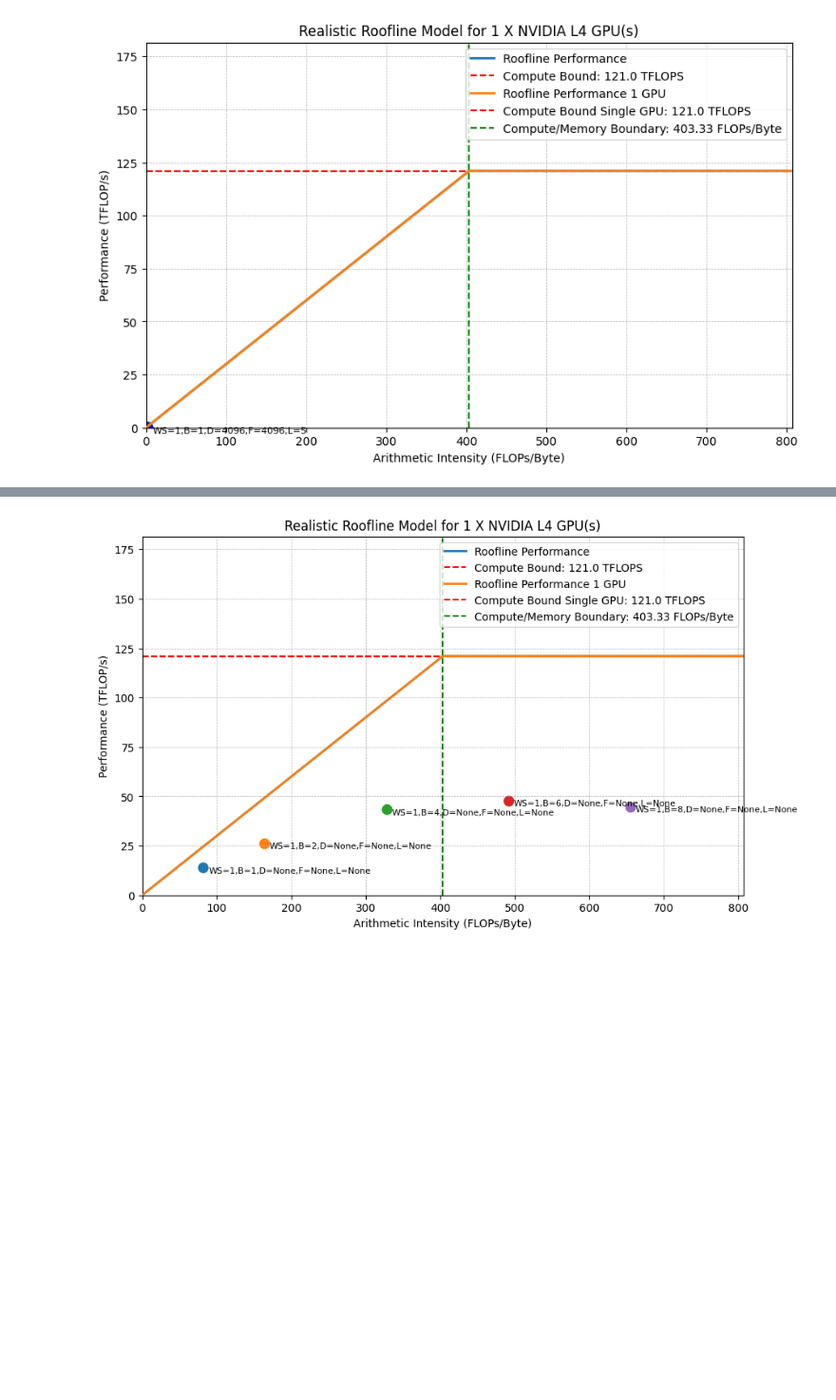
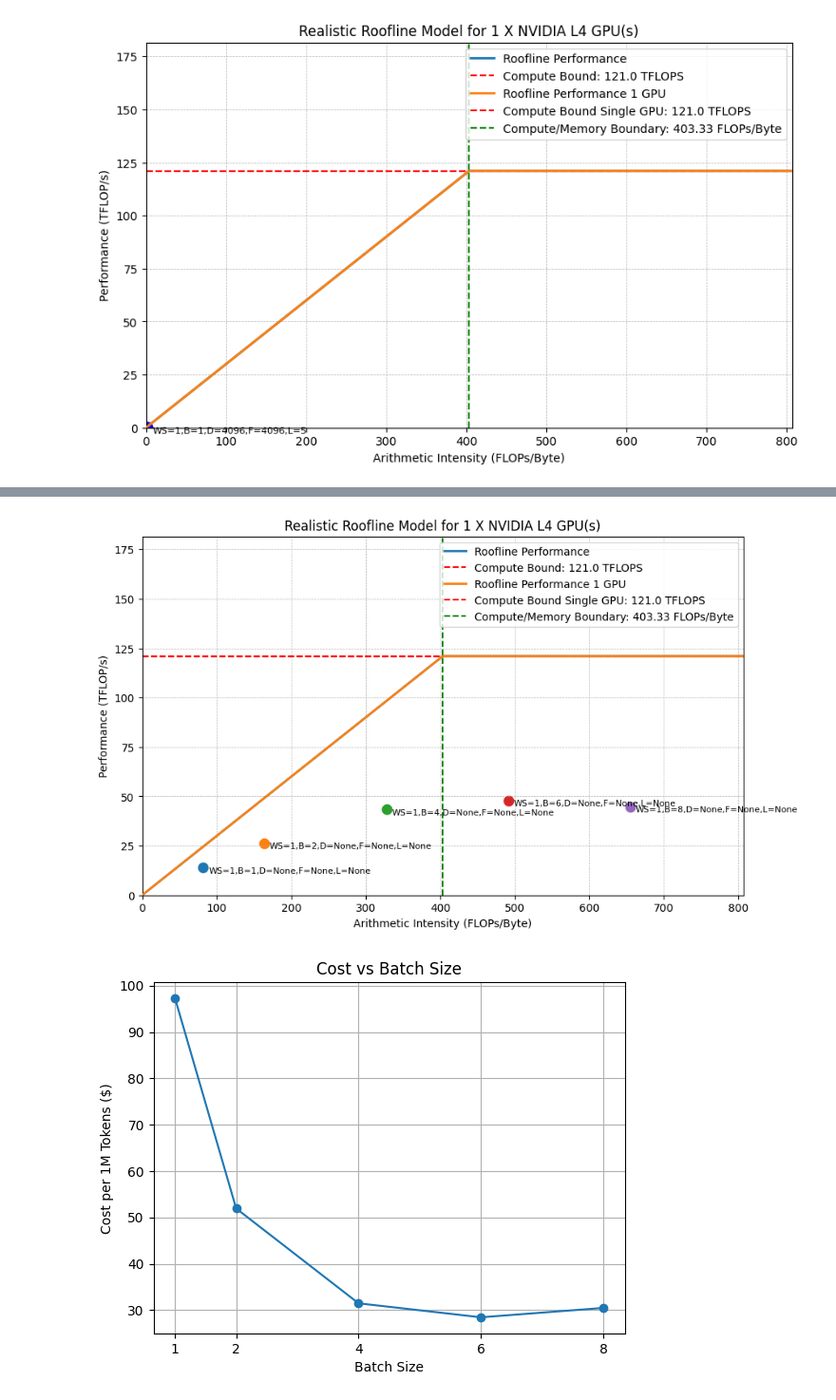
Before and after one commit to aws-samples/sample-smml-cookbook, a Jupyter notebook: 02_Get_The_Most_Out_of_Your_Hardware/lab1.ipynb, the cells around one changed output, grey strips where cells are left out. Shown at 95% size. Drawn from its saved outputs; the diff is of its cells as text; code cells hidden in the pictures; blank space fills up the shorter version.

```diff
--- a/02_Get_The_Most_Out_of_Your_Hardware/lab1.ipynb
+++ b/02_Get_The_Most_Out_of_Your_Hardware/lab1.ipynb
@@ -468,9 +496,10 @@ TFLOP/s:           26.3
 # %%
 import importlib
 import src.utils.plot_utils as putils
 importlib.reload(putils)
 
-# Now use it
 putils.plot_roofline_chart(gpu_info, results)
+putils.plot_cost_vs_batch(results)
 # %% [output]
 [figure]
+[figure, added]
```
Also changed, not shown: parts of 20 cells of this notebook, 5 other files.
